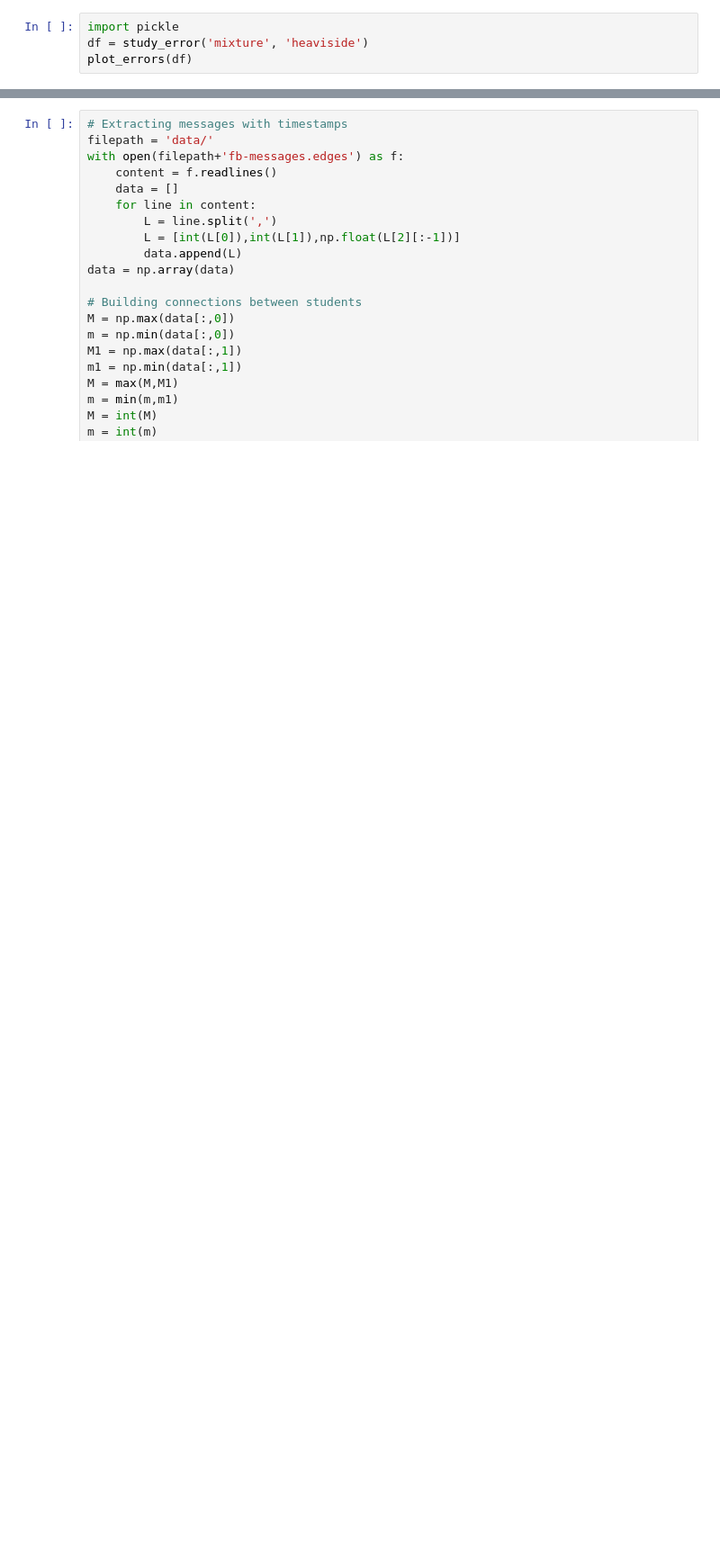
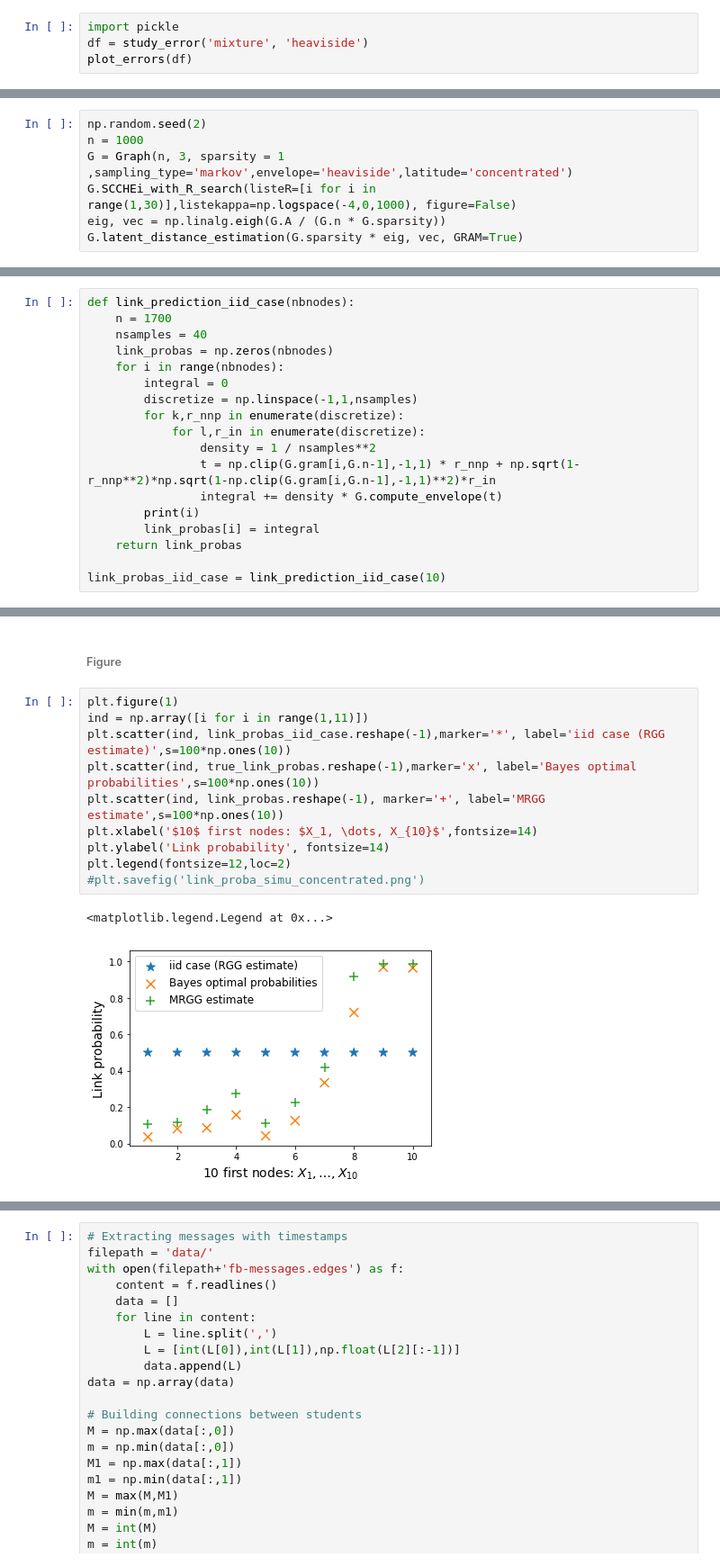
Before and after one commit to quentin-duchemin/Markovian-random-geometric-graph, a Jupyter notebook: Experiments.ipynb, the cells around one changed output, grey strips where cells are left out. Shown at 90% size. Cells and saved outputs as stored; diff of their text form; blank space fills up the shorter version.

```diff
--- a/Experiments.ipynb
+++ b/Experiments.ipynb
@@ -97,0 +277,7 @@ plot_errors(df)
+# %%
+np.random.seed(2)
+n = 1000
+G = Graph(n, 3, sparsity = 1 ,sampling_type='markov',envelope='heaviside',latitude='concentrated')
+G.SCCHEi_with_R_search(listeR=[i for i in range(1,30)],listekappa=np.logspace(-4,0,1000), figure=False)
+eig, vec = np.linalg.eigh(G.A / (G.n * G.sparsity))
+G.latent_distance_estimation(G.sparsity * eig, vec, GRAM=True)
@@ -97,0 +363,18 @@ plot_errors(df)
+# %%
+def link_prediction_iid_case(nbnodes):
+    n = 1700
+    nsamples = 40
+    link_probas = np.zeros(nbnodes)
+    for i in range(nbnodes):
+        integral = 0
+        discretize = np.linspace(-1,1,nsamples)
+        for k,r_nnp in enumerate(discretize):
+            for l,r_in in enumerate(discretize):
+                density = 1 / nsamples**2
+                t = np.clip(G.gram[i,G.n-1],-1,1) * r_nnp + np.sqrt(1-r_nnp**2)*np.sqrt(1-np.clip(G.gram[i,G.n-1],-1,1)**2)*r_in
+                integral += density * G.compute_envelope(t)
+        print(i)
+        link_probas[i] = integral
+    return link_probas
+
+link_probas_iid_case = link_prediction_iid_case(10)
@@ -98 +392,16 @@ plot_errors(df)
+# %% [markdown]
+###### Figure
+# %%
+plt.figure(1)
+ind = np.array([i for i in range(1,11)])
+plt.scatter(ind, link_probas_iid_case.reshape(-1),marker='*', label='iid case (RGG estimate)',s=100*np.ones(10))
+plt.scatter(ind, true_link_probas.reshape(-1),marker='x', label='Bayes optimal probabilities',s=100*np.ones(10))
+plt.scatter(ind, link_probas.reshape(-1), marker='+', label='MRGG estimate',s=100*np.ones(10))
+plt.xlabel('$10$ first nodes: $X_1, \dots, X_{10}$',fontsize=14)
+plt.ylabel('Link probability', fontsize=14)
+plt.legend(fontsize=12,loc=2)
+#plt.savefig('link_proba_simu_concentrated.png')
+# %% [output]
+<matplotlib.legend.Legend at 0x...>
+[figure, added]
 # %% [markdown]
```
Also changed, not shown: parts of 22 cells of this notebook, 4 other files.
